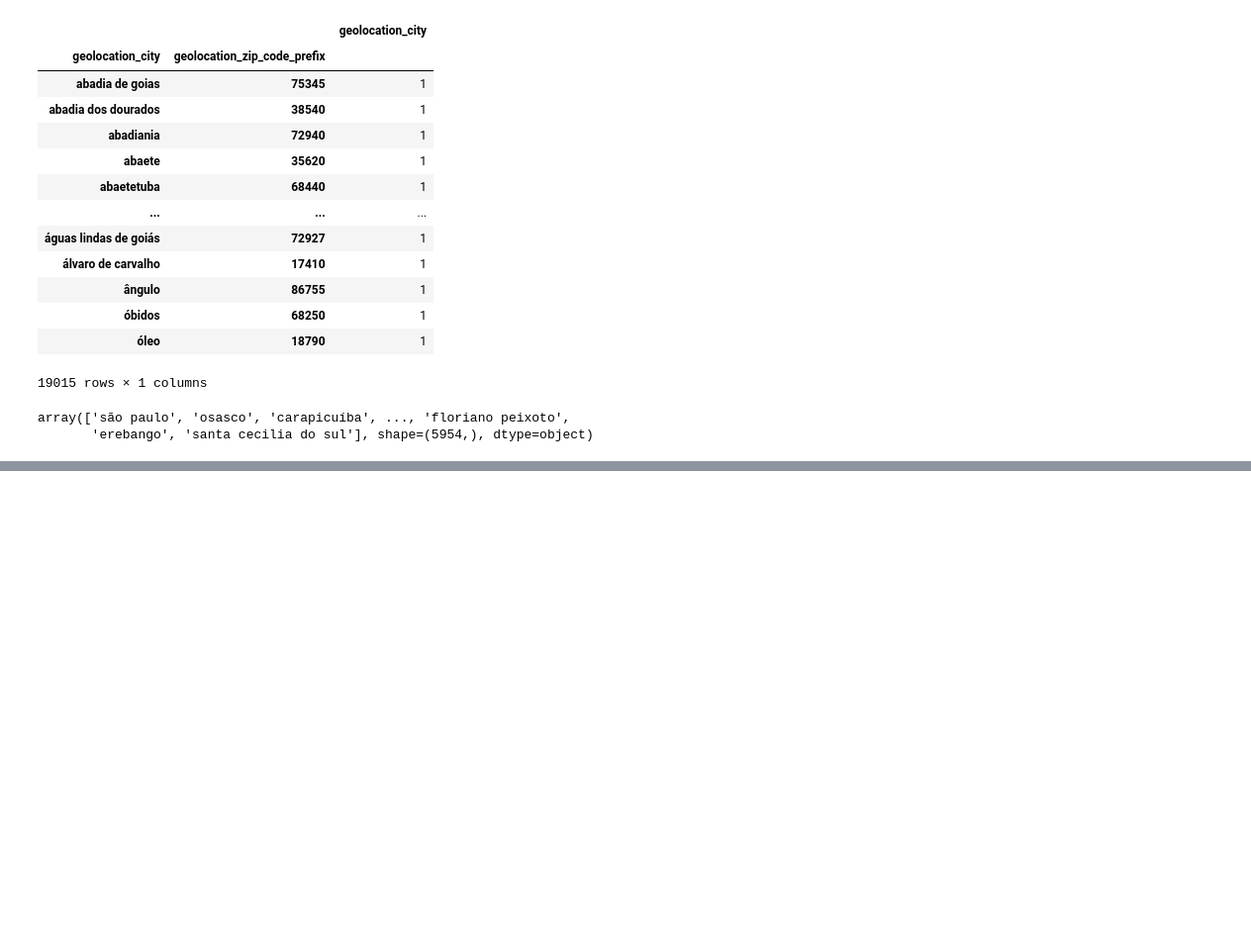
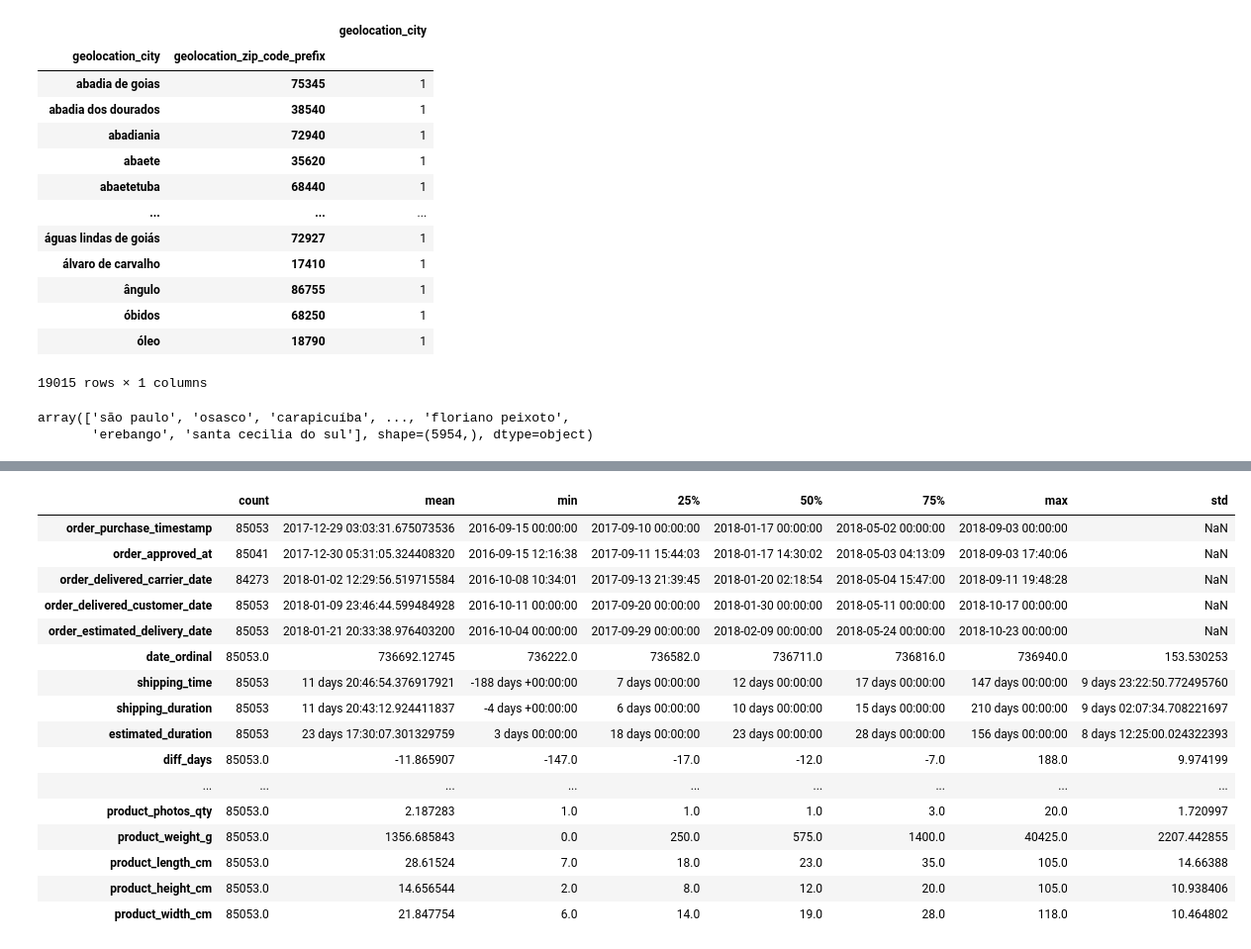
Before and after one commit to Adithya-Venkatraman05/Brazilian-E-commerce-Data-Analysis, a Jupyter notebook: Notebooks/Understanding_Data.ipynb, the cells around one changed output, grey strips where cells are left out. Shown at 99% size. Drawn from its saved outputs; the diff is of its cells as text; code cells hidden in the pictures; blank space fills up the shorter version.

```diff
--- a/Notebooks/Understanding_Data.ipynb
+++ b/Notebooks/Understanding_Data.ipynb
@@ -843,0 +801,10 @@ Orders
+# %%
+Orders['diff_days']= Orders['delivered_time']-Orders['estimate_time']
+Orders['diff_days']= Orders['diff_days'].apply(lambda x: x.days)
+# %%
+Orders["weekly"] = (
+    pd.to_datetime(Orders["order_delivered_customer_date"], format="%Y-%m-%d")
+    .dt.isocalendar()
+    .week
+    .astype(int)
+)
@@ -1584,0 +1565,3 @@ array(['são paulo', 'osasco', 'carapicuíba', ..., 'floriano peixoto',
+# %%
+# Combine the table orders and order items
+sales = Orders.merge(Order_items_consolidated, on="order_id")
@@ -1584,0 +1602,4 @@ array(['são paulo', 'osasco', 'carapicuíba', ..., 'floriano peixoto',
+# %%
+# Combine the table orders_with_items and order payments
+sales = sales.merge(Products, on="product_id")
+sales
@@ -1584,0 +1640,20 @@ array(['são paulo', 'osasco', 'carapicuíba', ..., 'floriano peixoto',
+# %%
+sales.describe().transpose()
+# %% [output]
+|  | count | mean | min | 25% | 50% | 75% | max | std |
+| order_purchase_timestamp | 85053 | 2017-12-29 03:03:31.675073536 | 2016-09-15 00:00:00 | 2017-09-10 00:00:00 | 2018-01-17 00:00:00 | 2018-05-02 00:00:00 | 2018-09-03 00:00:00 | NaN |
+| order_approved_at | 85041 | 2017-12-30 05:31:05.324408320 | 2016-09-15 12:16:38 | 2017-09-11 15:44:03 | 2018-01-17 14:30:02 | 2018-05-03 04:13:09 | 2018-09-03 17:40:06 | NaN |
+| order_delivered_carrier_date | 84273 | 2018-01-02 12:29:56.519715584 | 2016-10-08 10:34:01 | 2017-09-13 21:39:45 | 2018-01-20 02:18:54 | 2018-05-04 15:47:00 | 2018-09-11 19:48:28 | NaN |
+| order_delivered_customer_date | 85053 | 2018-01-09 23:46:44.599484928 | 2016-10-11 00:00:00 | 2017-09-20 00:00:00 | 2018-01-30 00:00:00 | 2018-05-11 00:00:00 | 2018-10-17 00:00:00 | NaN |
+| order_estimated_delivery_date | 85053 | 2018-01-21 20:33:38.976403200 | 2016-10-04 00:00:00 | 2017-09-29 00:00:00 | 2018-02-09 00:00:00 | 2018-05-24 00:00:00 | 2018-10-23 00:00:00 | NaN |
+| date_ordinal | 85053.0 | 736692.12745 | 736222.0 | 736582.0 | 736711.0 | 736816.0 | 736940.0 | 153.530253 |
+| shipping_time | 85053 | 11 days 20:46:54.376917921 | -188 days +00:00:00 | 7 days 00:00:00 | 12 days 00:00:00 | 17 days 00:00:00 | 147 days 00:00:00 | 9 days 23:22:50.772495760 |
+| shipping_duration | 85053 | 11 days 20:43:12.924411837 | -4 days +00:00:00 | 6 days 00:00:00 | 10 days 00:00:00 | 15 days 00:00:00 | 210 days 00:00:00 | 9 days 02:07:34.708221697 |
+| estimated_duration | 85053 | 23 days 17:30:07.301329759 | 3 days 00:00:00 | 18 days 00:00:00 | 23 days 00:00:00 | 28 days 00:00:00 | 156 days 00:00:00 | 8 days 12:25:00.024322393 |
+| diff_days | 85053.0 | -11.865907 | -147.0 | -17.0 | -12.0 | -7.0 | 188.0 | 9.974199 |
+| ... | ... | ... | ... | ... | ... | ... | ... | ... |
+| product_photos_qty | 85053.0 | 2.187283 | 1.0 | 1.0 | 1.0 | 3.0 | 20.0 | 1.720997 |
+| product_weight_g | 85053.0 | 1356.685843 | 0.0 | 250.0 | 575.0 | 1400.0 | 40425.0 | 2207.442855 |
+| product_length_cm | 85053.0 | 28.61524 | 7.0 | 18.0 | 23.0 | 35.0 | 105.0 | 14.66388 |
+| product_height_cm | 85053.0 | 14.656544 | 2.0 | 8.0 | 12.0 | 20.0 | 105.0 | 10.938406 |
+| product_width_cm | 85053.0 | 21.847754 | 6.0 | 14.0 | 19.0 | 28.0 | 118.0 | 10.464802 |
```
Also changed, not shown: parts of 30 cells of this notebook, 10 other files.
